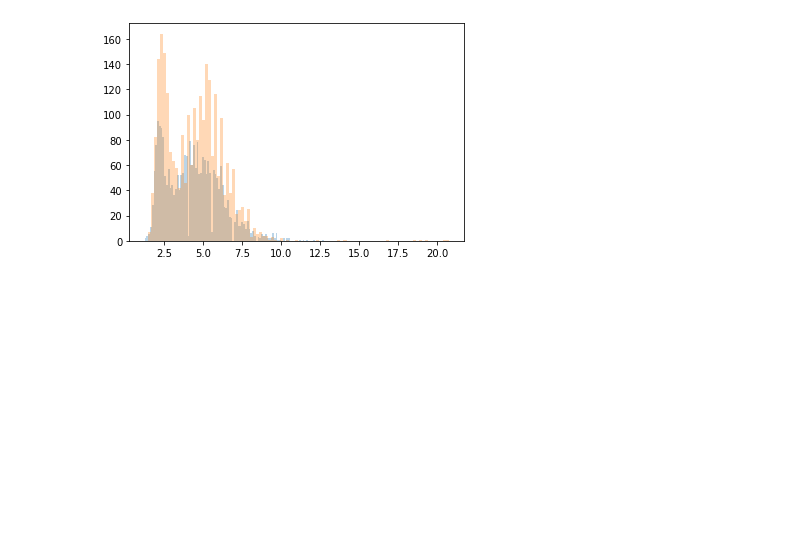
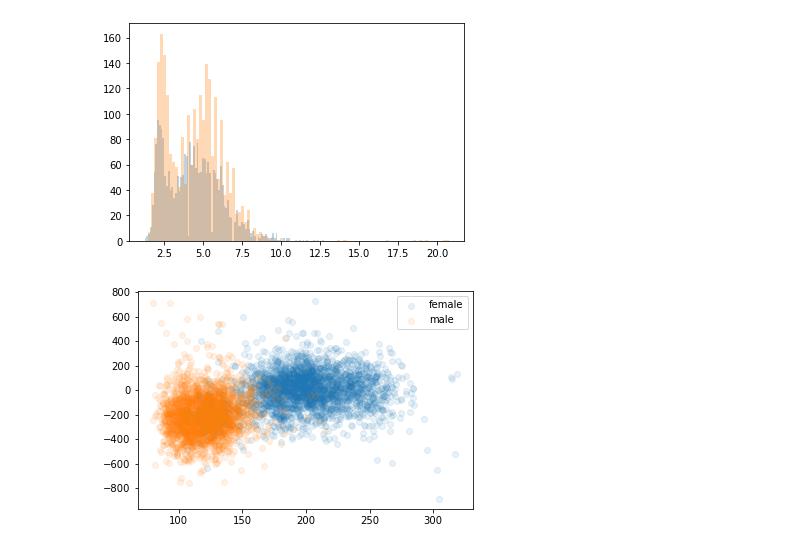
Before and after one commit to jakeane/gender_recognition, a Jupyter notebook: clean_features.ipynb, the cells around one changed output. Cells and saved outputs as stored; diff of their text form; code cells hidden in the pictures; blank space fills up the shorter version.

```diff
--- a/clean_features.ipynb
+++ b/clean_features.ipynb
@@ -70,3 +77,12 @@ plt.hist(female_df.duration, bins=100, alpha=0.3)
 plt.show()
 # %% [output]
 [figure]
+# %%
+plt.scatter(female_df.pitch, female_df.f1_diff + female_df.f2_diff, alpha=0.1, label='female')
+plt.scatter(male_df.pitch, male_df.f1_diff + male_df.f2_diff, alpha=0.1, label='male')
+plt.legend()
+# plt.hist(mdf.intonation, bins=100, alpha=0.3)
+# plt.hist(fdf.intonation, bins=100, alpha=0.3)
+plt.show()
+# %% [output]
+[figure, added]
```
Also changed, not shown: parts of 16 cells of this notebook, 12 other files.
